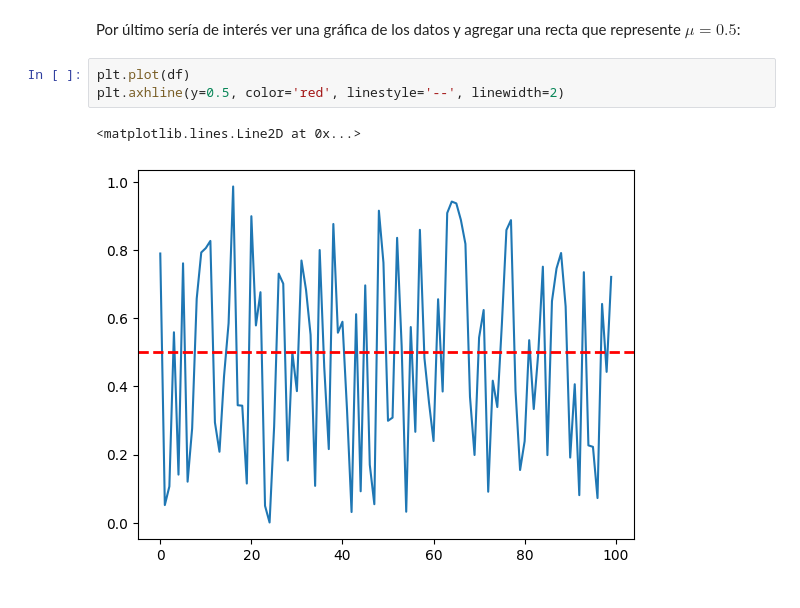
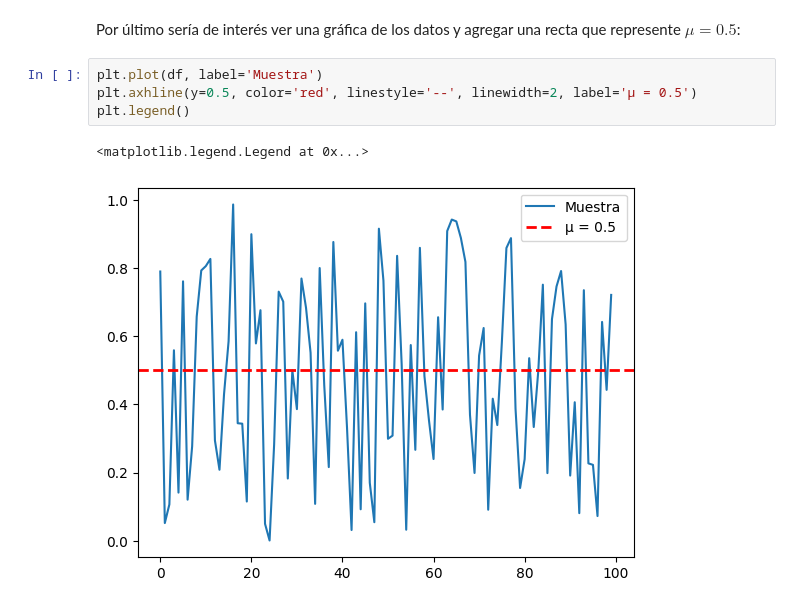
Before and after one commit to LuisManuelCatzoliSoriano/Simulacion-I, a Jupyter notebook: prueba_de_promedios.ipynb, the cells around one changed output. Saved outputs shown, nothing was run; the diff lists cells and outputs as text.

```diff
--- a/prueba_de_promedios.ipynb
+++ b/prueba_de_promedios.ipynb
@@ -75,8 +75,9 @@ No se rechaza la hipótesis
 # %% [markdown]
 Por último sería de interés ver una gráfica de los datos y agregar una recta que represente $\mu=0.5$:
 # %%
-plt.plot(df)
-plt.axhline(y=0.5, color='red', linestyle='--', linewidth=2)
+plt.plot(df, label='Muestra')
+plt.axhline(y=0.5, color='red', linestyle='--', linewidth=2, label='µ = 0.5')
+plt.legend()
 # %% [output]
-<matplotlib.lines.Line2D at 0x...>
+<matplotlib.legend.Legend at 0x...>
-[figure, old version]
+[figure, new version]
```
